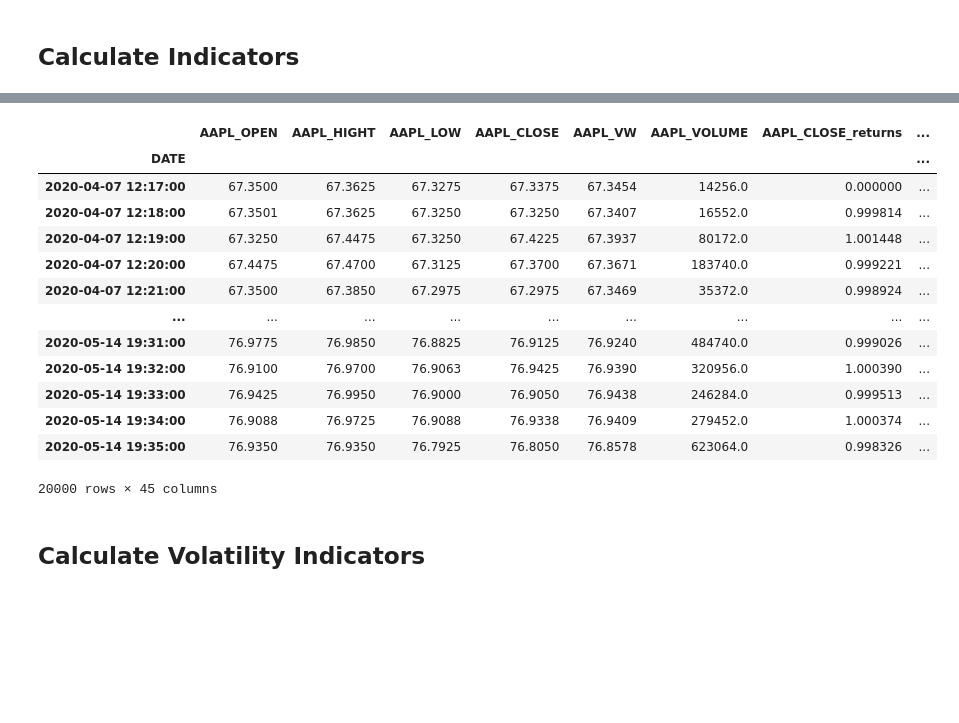
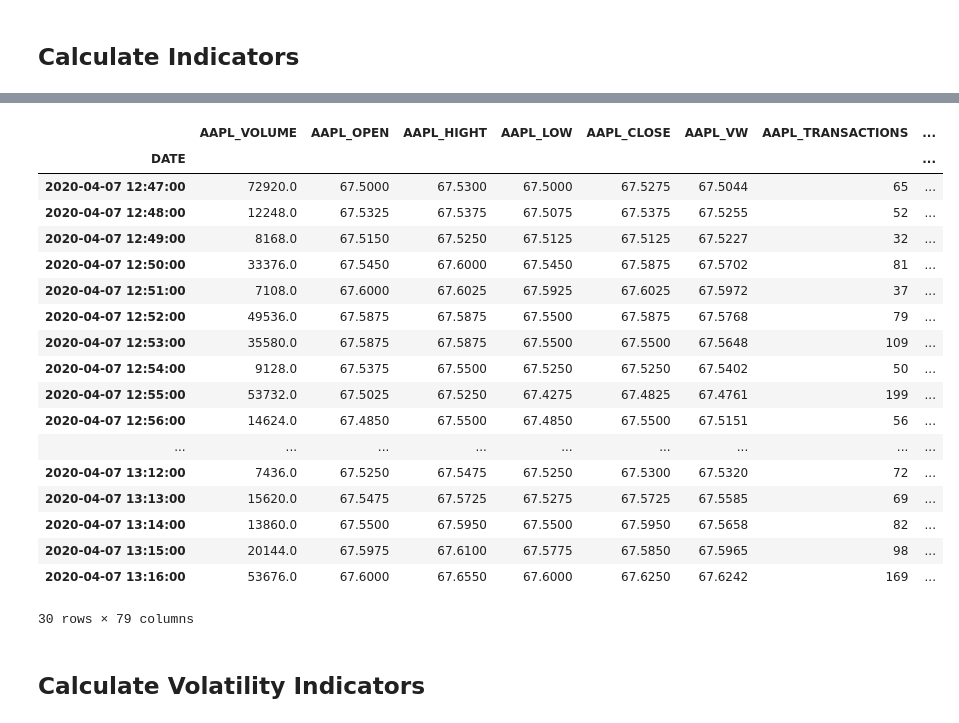
Before and after one commit to yashbhesaniya/fractional-differentiation-time-series, a Jupyter notebook: notebooks/denoising.ipynb, the cells around one changed output, grey strips where cells are left out. Saved outputs shown, nothing was run; the diff lists cells and outputs as text; code cells hidden in the pictures; blank space fills up the shorter version.

```diff
--- a/notebooks/denoising.ipynb
+++ b/notebooks/denoising.ipynb
@@ -113,30 +124,36 @@ After $\textbf{Volatility}$ and $\textbf{Data Generation}$ groups introduced the
 # %%
 # Process data normalization
 norm_data = False
 
 # Select Indicator transformer
 ind_processor = Indicators(ticker = ticker, norm_data = norm_data)
 
 # Calculate Indicators over input dataframe
 df = ind_processor.fit_transform(df)
 
 # Display output dataframe
-display(df[var_cols+normvar_cols if norm_data else var_cols])
+df.iloc[30:60]
+#display(df[var_cols+normvar_cols if norm_data else var_cols])
 # %% [output]
-|  | AAPL_OPEN | AAPL_HIGHT | AAPL_LOW | AAPL_CLOSE | AAPL_VW | AAPL_VOLUME | AAPL_CLOSE_returns | ... |
+|  | AAPL_VOLUME | AAPL_OPEN | AAPL_HIGHT | AAPL_LOW | AAPL_CLOSE | AAPL_VW | AAPL_TRANSACTIONS | ... |
 | DATE |  |  |  |  |  |  |  | ... |
-| 2020-04-07 12:17:00 | 67.3500 | 67.3625 | 67.3275 | 67.3375 | 67.3454 | 14256.0 | 0.000000 | ... |
-| 2020-04-07 12:18:00 | 67.3501 | 67.3625 | 67.3250 | 67.3250 | 67.3407 | 16552.0 | 0.999814 | ... |
-| 2020-04-07 12:19:00 | 67.3250 | 67.4475 | 67.3250 | 67.4225 | 67.3937 | 80172.0 | 1.001448 | ... |
-| 2020-04-07 12:20:00 | 67.4475 | 67.4700 | 67.3125 | 67.3700 | 67.3671 | 183740.0 | 0.999221 | ... |
-| 2020-04-07 12:21:00 | 67.3500 | 67.3850 | 67.2975 | 67.2975 | 67.3469 | 35372.0 | 0.998924 | ... |
+| 2020-04-07 12:47:00 | 72920.0 | 67.5000 | 67.5300 | 67.5000 | 67.5275 | 67.5044 | 65 | ... |
+| 2020-04-07 12:48:00 | 12248.0 | 67.5325 | 67.5375 | 67.5075 | 67.5375 | 67.5255 | 52 | ... |
+| 2020-04-07 12:49:00 | 8168.0 | 67.5150 | 67.5250 | 67.5125 | 67.5125 | 67.5227 | 32 | ... |
+| 2020-04-07 12:50:00 | 33376.0 | 67.5450 | 67.6000 | 67.5450 | 67.5875 | 67.5702 | 81 | ... |
+| 2020-04-07 12:51:00 | 7108.0 | 67.6000 | 67.6025 | 67.5925 | 67.6025 | 67.5972 | 37 | ... |
+| 2020-04-07 12:52:00 | 49536.0 | 67.5875 | 67.5875 | 67.5500 | 67.5875 | 67.5768 | 79 | ... |
+| 2020-04-07 12:53:00 | 35580.0 | 67.5875 | 67.5875 | 67.5500 | 67.5500 | 67.5648 | 109 | ... |
+| 2020-04-07 12:54:00 | 9128.0 | 67.5375 | 67.5500 | 67.5250 | 67.5250 | 67.5402 | 50 | ... |
+| 2020-04-07 12:55:00 | 53732.0 | 67.5025 | 67.5250 | 67.4275 | 67.4825 | 67.4761 | 199 | ... |
+| 2020-04-07 12:56:00 | 14624.0 | 67.4850 | 67.5500 | 67.4850 | 67.5500 | 67.5151 | 56 | ... |
 | ... | ... | ... | ... | ... | ... | ... | ... | ... |
-| 2020-05-14 19:31:00 | 76.9775 | 76.9850 | 76.8825 | 76.9125 | 76.9240 | 484740.0 | 0.999026 | ... |
-| 2020-05-14 19:32:00 | 76.9100 | 76.9700 | 76.9063 | 76.9425 | 76.9390 | 320956.0 | 1.000390 | ... |
-| 2020-05-14 19:33:00 | 76.9425 | 76.9950 | 76.9000 | 76.9050 | 76.9438 | 246284.0 | 0.999513 | ... |
-| 2020-05-14 19:34:00 | 76.9088 | 76.9725 | 76.9088 | 76.9338 | 76.9409 | 279452.0 | 1.000374 | ... |
-| 2020-05-14 19:35:00 | 76.9350 | 76.9350 | 76.7925 | 76.8050 | 76.8578 | 623064.0 | 0.998326 | ... |
+| 2020-04-07 13:12:00 | 7436.0 | 67.5250 | 67.5475 | 67.5250 | 67.5300 | 67.5320 | 72 | ... |
+| 2020-04-07 13:13:00 | 15620.0 | 67.5475 | 67.5725 | 67.5275 | 67.5725 | 67.5585 | 69 | ... |
+| 2020-04-07 13:14:00 | 13860.0 | 67.5500 | 67.5950 | 67.5500 | 67.5950 | 67.5658 | 82 | ... |
+| 2020-04-07 13:15:00 | 20144.0 | 67.5975 | 67.6100 | 67.5775 | 67.5850 | 67.5965 | 98 | ... |
+| 2020-04-07 13:16:00 | 53676.0 | 67.6000 | 67.6550 | 67.6000 | 67.6250 | 67.6242 | 169 | ... |
-20000 rows × 45 columns
+30 rows × 79 columns
 # %% [markdown]
 ## Calculate Volatility Indicators
 # %%
```
Also changed, not shown: parts of 6 cells of this notebook, 1 other file.
